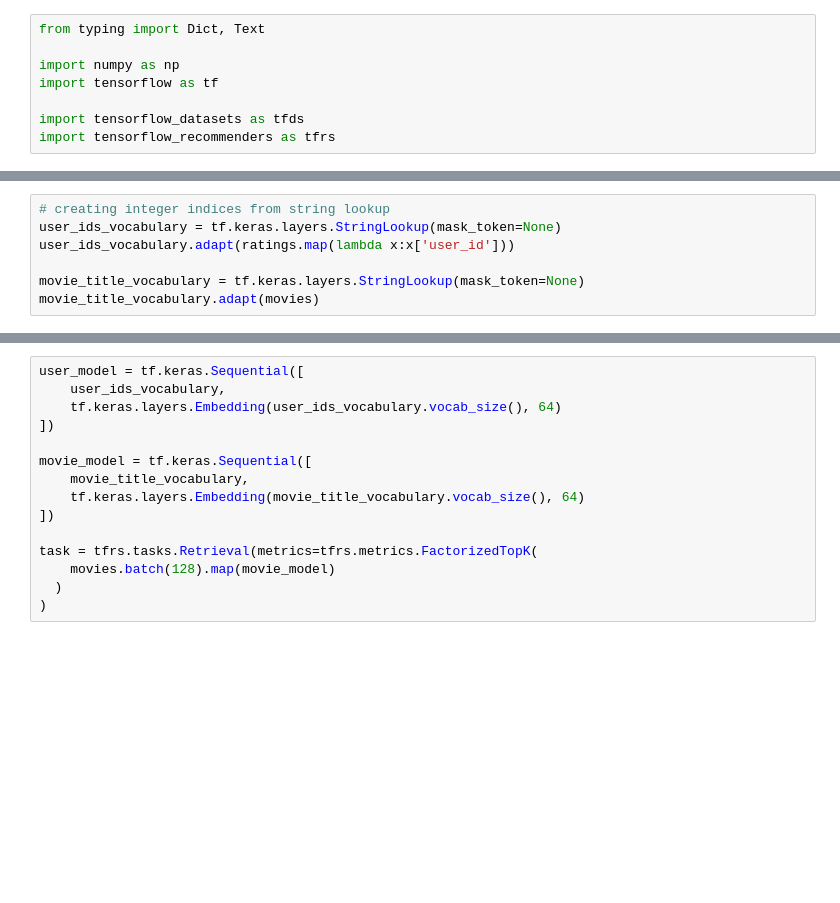
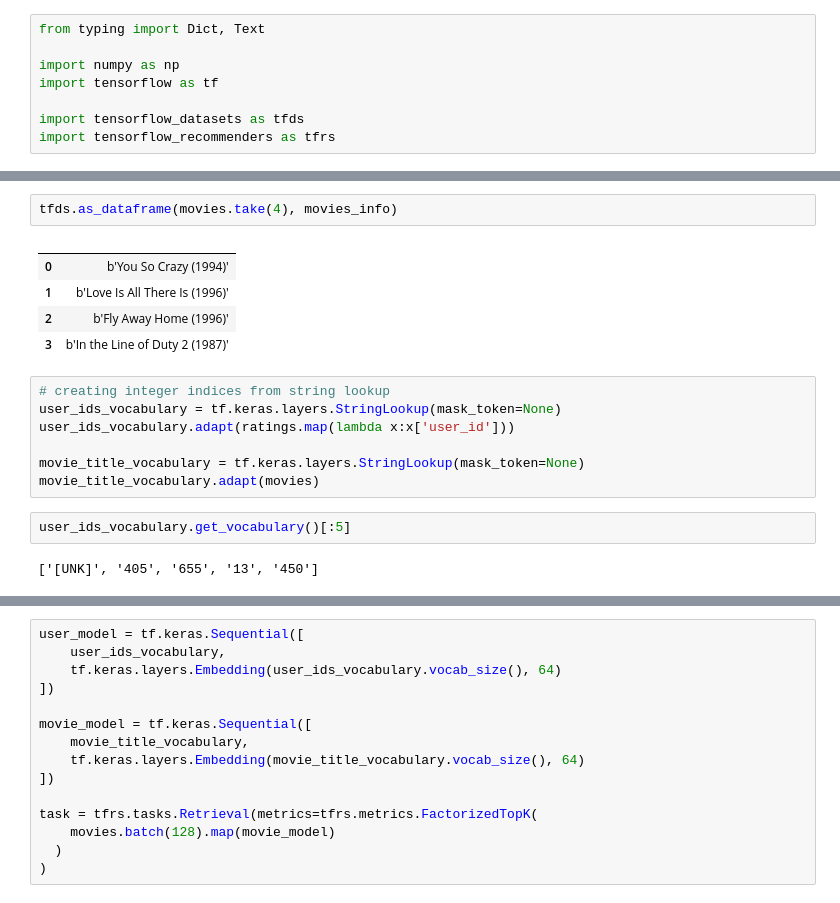
Before and after one commit to vis7/recommendation_system, a Jupyter notebook: tensorflow_recommender_tutorial/movie_recommendation_system.ipynb, the cells around one changed output, grey strips where cells are left out. Cells and saved outputs as stored; diff of their text form; blank space fills up the shorter version.

```diff
--- a/tensorflow_recommender_tutorial/movie_recommendation_system.ipynb
+++ b/tensorflow_recommender_tutorial/movie_recommendation_system.ipynb
@@ -32,3 +79,11 @@ Dataset movielens downloaded and prepared to /root/tensorflow_datasets/movielens
+# %%
+tfds.as_dataframe(movies.take(4), movies_info)
+# %% [output]
+|  |  |
+| 0 | b'You So Crazy (1994)' |
+| 1 | b'Love Is All There Is (1996)' |
+| 2 | b'Fly Away Home (1996)' |
+| 3 | b'In the Line of Duty 2 (1987)' |
 # %%
 # creating integer indices from string lookup
 user_ids_vocabulary = tf.keras.layers.StringLookup(mask_token=None)
@@ -36,3 +91,7 @@ user_ids_vocabulary.adapt(ratings.map(lambda x:x['user_id']))
 
 movie_title_vocabulary = tf.keras.layers.StringLookup(mask_token=None)
 movie_title_vocabulary.adapt(movies)
+# %%
+user_ids_vocabulary.get_vocabulary()[:5]
+# %% [output]
+['[UNK]', '405', '655', '13', '450']
```
Also changed, not shown: parts of 13 cells of this notebook.
